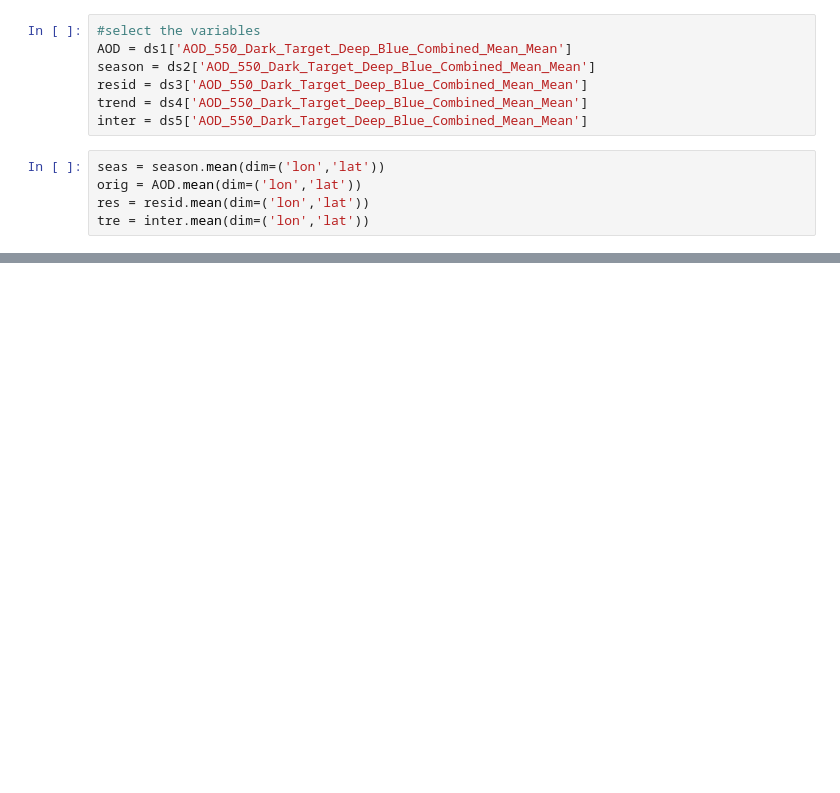
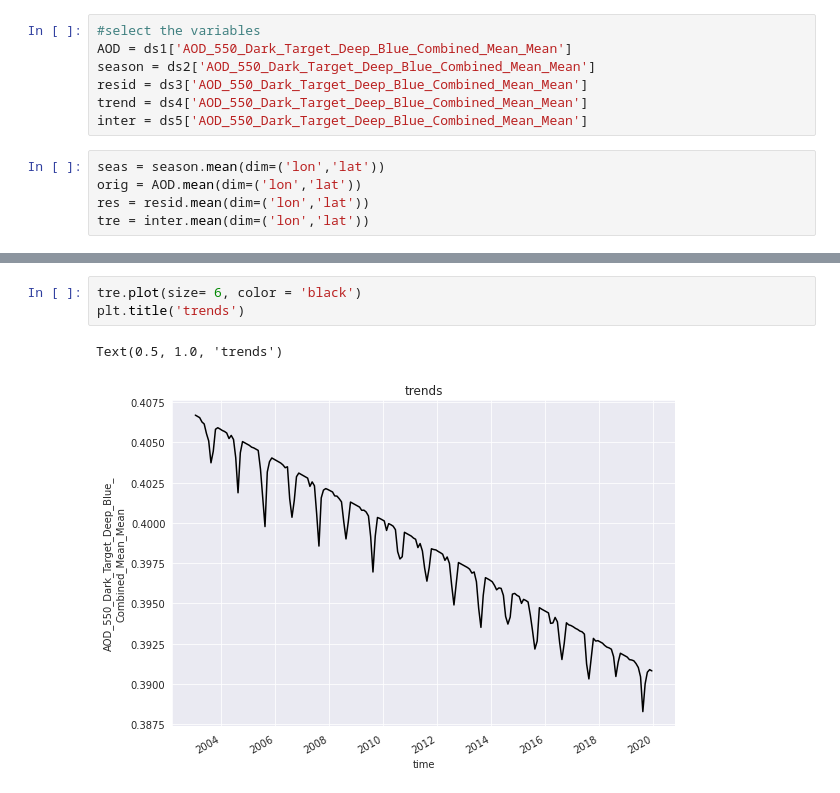
Before and after one commit to Adjoa930/Aerosols, a Jupyter notebook: research.ipynb, the cells around one changed output, grey strips where cells are left out. Cells and saved outputs as stored; diff of their text form; blank space fills up the shorter version.

```diff
--- a/research.ipynb
+++ b/research.ipynb
@@ -44,0 +51,6 @@ Coordinates:
+# %%
+tre.plot(size= 6, color = 'black')
+plt.title('trends')
+# %% [output]
+Text(0.5, 1.0, 'trends')
+[figure, added]
```
Also changed, not shown: parts of 5 cells of this notebook, 1 other file.
